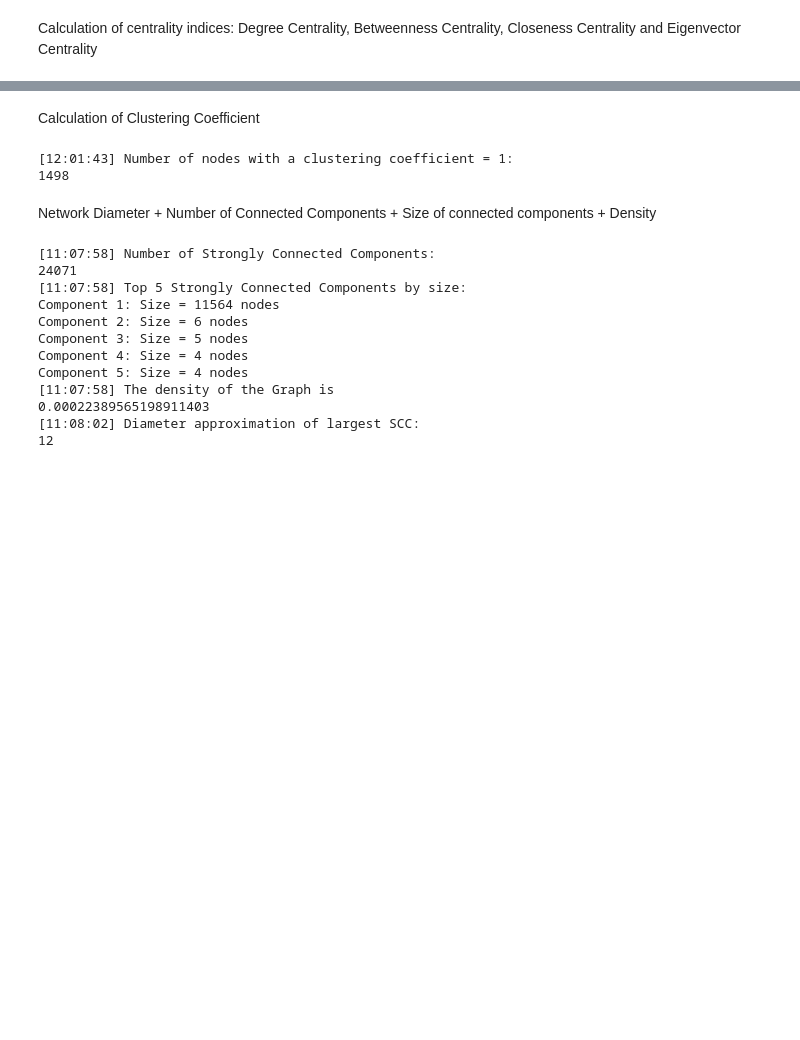
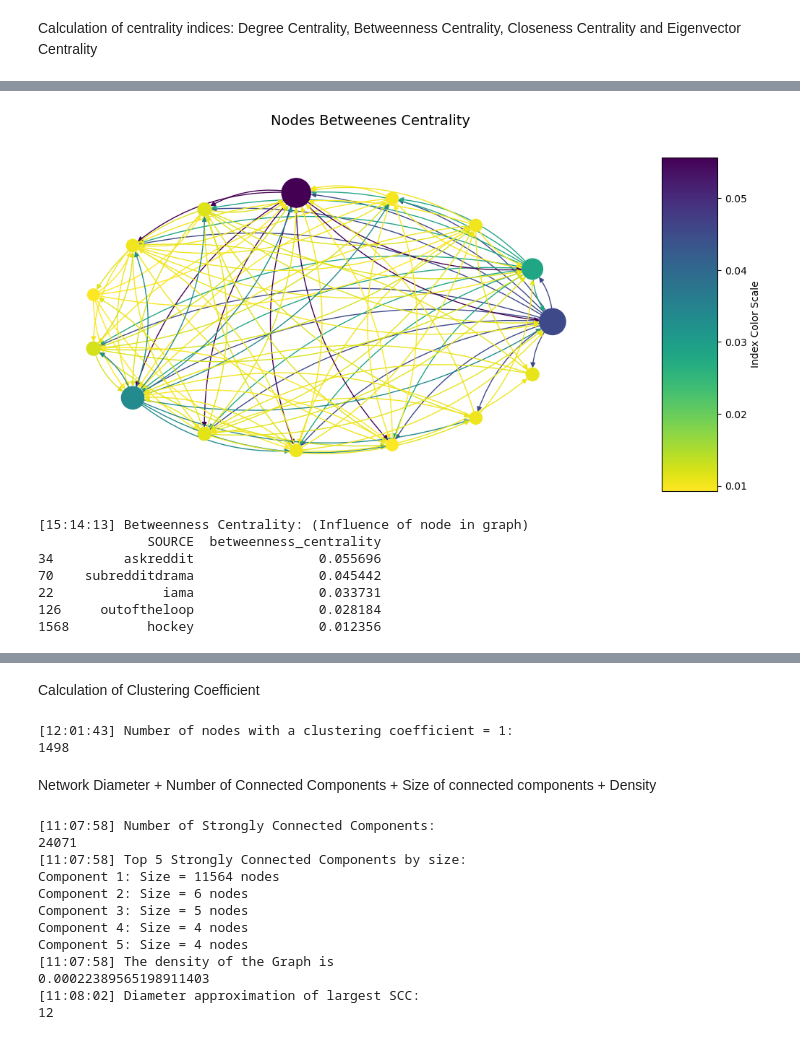
Before and after one commit to MartenM/reddit_analytics, a Jupyter notebook: main.ipynb, the cells around one changed output, grey strips where cells are left out. Drawn from its saved outputs; the diff is of its cells as text; code cells hidden in the pictures; blank space fills up the shorter version.

```diff
--- a/main.ipynb
+++ b/main.ipynb
@@ -220,0 +238,21 @@ print(closeness_centrality.head(5))
+# %%
+# Calculate betweenness centrality using an approximation measure for time reasons
+# If we calculate betweenness centrality for k=n then it will take too much (we can use a sample of k nodes)
+
+betweennes_calculation = nx.betweenness_centrality(mGraph, k = 100, weight = 'LINK_SENTIMENT')
+betweenness_centrality = pd.DataFrame(betweennes_calculation.items(), columns=['SOURCE', 'betweenness_centrality'])
+
+betweenness_centrality = betweenness_centrality.sort_values('betweenness_centrality', ascending=False)
+
+show_graph(mGraph, betweenness_centrality, "Nodes Betweenes Centrality", 'betweenness_centrality', 15, 15000)
+log("Betweenness Centrality: (Influence of node in graph)")
+print(betweenness_centrality.head(5))
+# %% [output]
+[figure, added]
+[15:14:13] Betweenness Centrality: (Influence of node in graph)
+              SOURCE  betweenness_centrality
+34         askreddit                0.055696
+70    subredditdrama                0.045442
+22              iama                0.033731
+126     outoftheloop                0.028184
+1568          hockey                0.012356
```
Also changed, not shown: parts of 17 cells of this notebook.
